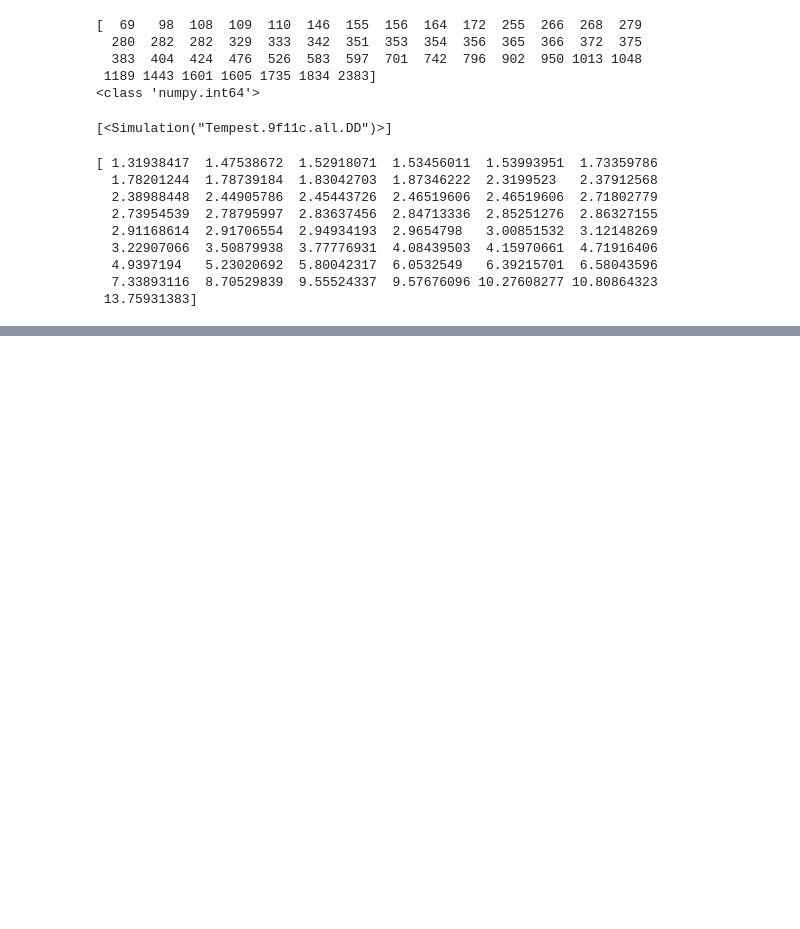
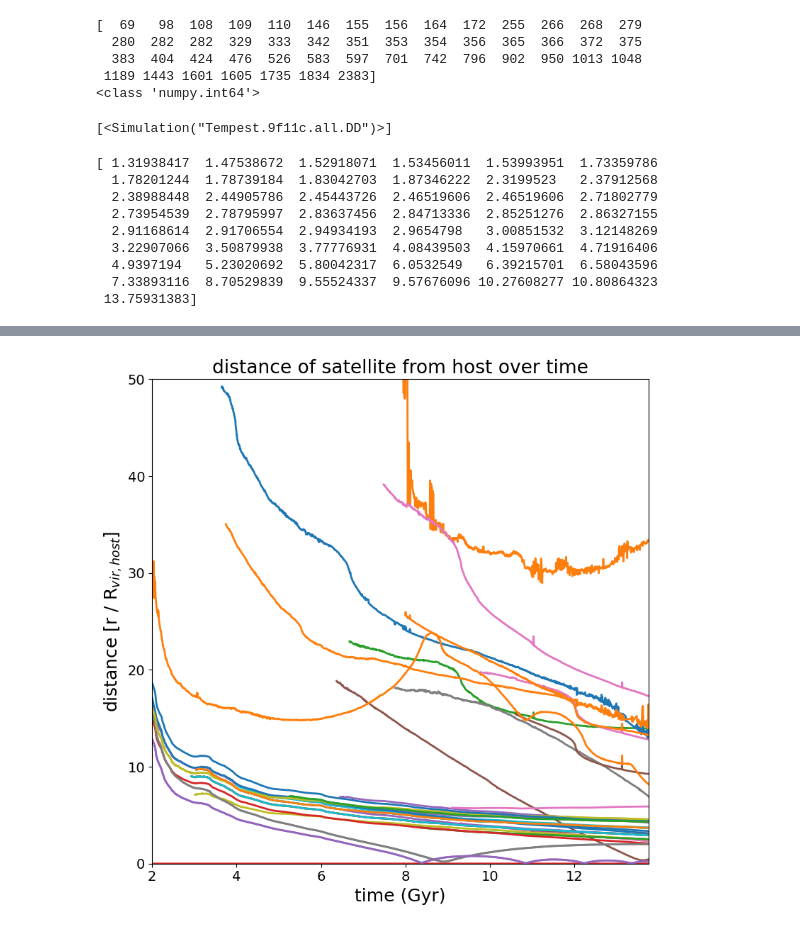
Before and after one commit to nguyenbinh1612/STScI_Summer2022, a Jupyter notebook: halo_star_data.ipynb, the cells around one changed output, grey strips where cells are left out. Saved outputs shown, nothing was run; the diff lists cells and outputs as text; code cells hidden in the pictures; blank space fills up the shorter version.

Commit message:
stripped satellites

```diff
--- a/halo_star_data.ipynb
+++ b/halo_star_data.ipynb
@@ -95,8 +102,0 @@ sim[1013][92].calculate('Hosts()')
-# %%
-i = 0
-while i < np.size(halo_number):
-    halo_idx = int(halo_number[i])
-    time_idx = int(time_index[i])
-    host = sim[halo_idx][time_idx].calculate('Hosts()')
-    print(host)
-    i += 1
@@ -192,0 +188,18 @@ plt.savefig('LDB_satellite_over_time.png')
+# %%
+fig, ax = plt.subplots(figsize=(8,8))
+
+for i in range(45):
+    plt.plot(all_sat_t[i], all_sat_ratio[i], linewidth=2)
+
+plt.title('distance of satellite from host over time', fontsize=19)
+plt.xlabel('time (Gyr)', fontsize=18)
+plt.xticks(fontsize=14)
+plt.ylabel('distance [r / R$_{vir,host}$]', fontsize=18)
+plt.yticks(fontsize=14)
+plt.ylim(0, 50)
+plt.xlim(2, max(sat_t))
+plt.tight_layout()
+plt.style.use('default')
+plt.savefig('stripped_satellite_over_time.png')
+# %% [output]
+[figure, added]
```
Also changed, not shown: parts of 4 cells of this notebook, 5 other files.
